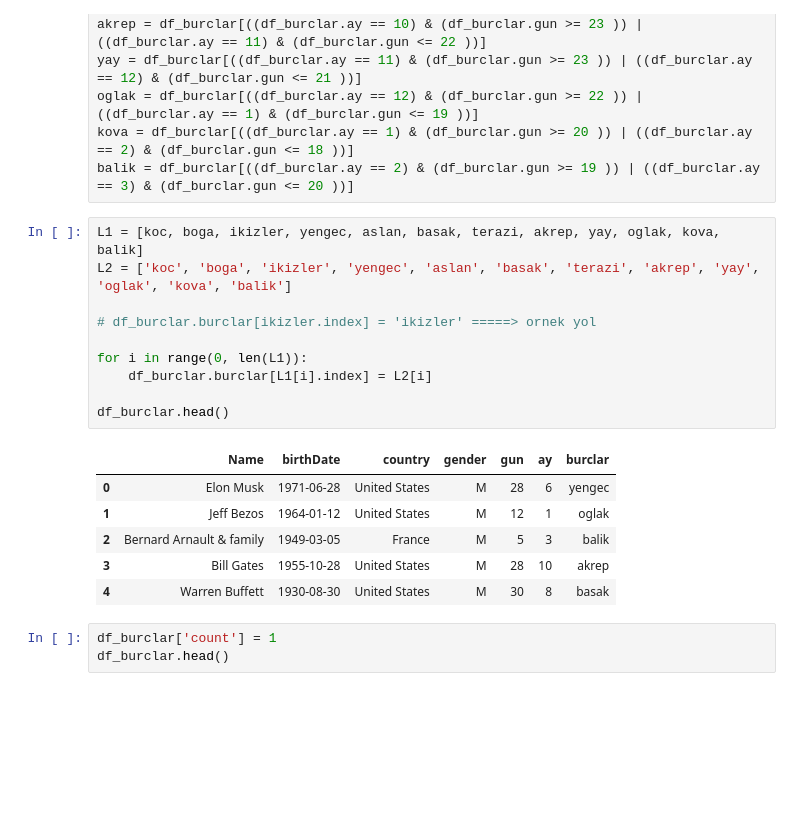
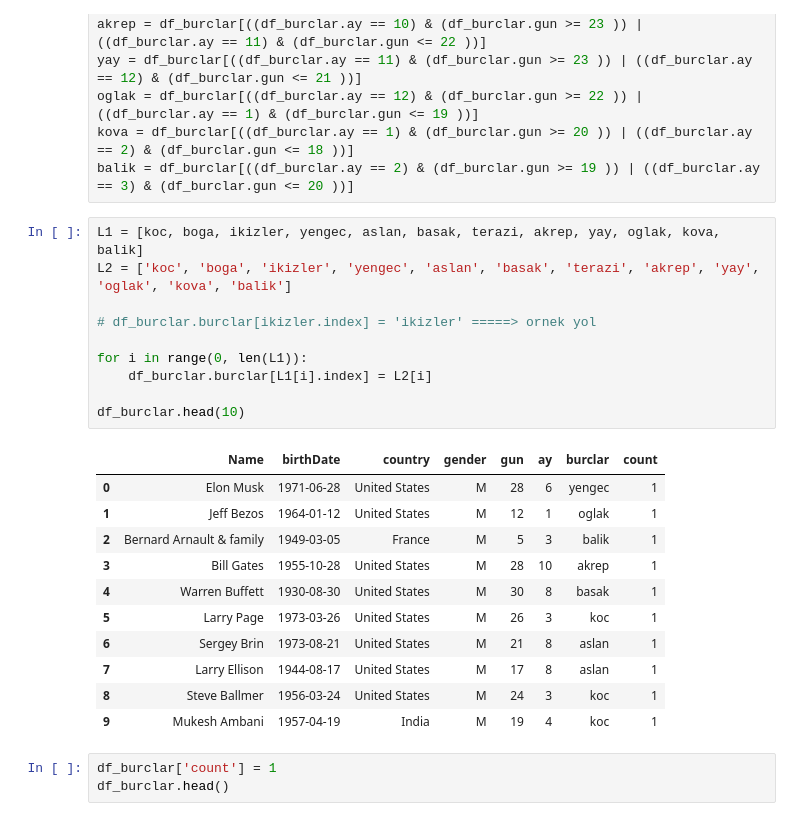
Before and after one commit to abdullahcayde/Trainings, a Jupyter notebook: Data_Preprocessing/forbes_2022.ipynb, the cells around one changed output. Drawn from its saved outputs; the diff is of its cells as text; blank space fills up the shorter version.

```diff
--- a/Data_Preprocessing/forbes_2022.ipynb
+++ b/Data_Preprocessing/forbes_2022.ipynb
@@ -611,20 +611,25 @@ balik = df_burclar[((df_burclar.ay == 2) & (df_burclar.gun >= 19 )) | ((df_burcl
 # %%
 L1 = [koc, boga, ikizler, yengec, aslan, basak, terazi, akrep, yay, oglak, kova, balik]
 L2 = ['koc', 'boga', 'ikizler', 'yengec', 'aslan', 'basak', 'terazi', 'akrep', 'yay', 'oglak', 'kova', 'balik']
 
 # df_burclar.burclar[ikizler.index] = 'ikizler' =====> ornek yol
 
 for i in range(0, len(L1)):
     df_burclar.burclar[L1[i].index] = L2[i]
 
-df_burclar.head()
+df_burclar.head(10)
 # %% [output]
-|  | Name | birthDate | country | gender | gun | ay | burclar |
-| 0 | Elon Musk | 1971-06-28 | United States | M | 28 | 6 | yengec |
-| 1 | Jeff Bezos | 1964-01-12 | United States | M | 12 | 1 | oglak |
-| 2 | Bernard Arnault & family | 1949-03-05 | France | M | 5 | 3 | balik |
-| 3 | Bill Gates | 1955-10-28 | United States | M | 28 | 10 | akrep |
-| 4 | Warren Buffett | 1930-08-30 | United States | M | 30 | 8 | basak |
+|  | Name | birthDate | country | gender | gun | ay | burclar | count |
+| 0 | Elon Musk | 1971-06-28 | United States | M | 28 | 6 | yengec | 1 |
+| 1 | Jeff Bezos | 1964-01-12 | United States | M | 12 | 1 | oglak | 1 |
+| 2 | Bernard Arnault & family | 1949-03-05 | France | M | 5 | 3 | balik | 1 |
+| 3 | Bill Gates | 1955-10-28 | United States | M | 28 | 10 | akrep | 1 |
+| 4 | Warren Buffett | 1930-08-30 | United States | M | 30 | 8 | basak | 1 |
+| 5 | Larry Page | 1973-03-26 | United States | M | 26 | 3 | koc | 1 |
+| 6 | Sergey Brin | 1973-08-21 | United States | M | 21 | 8 | aslan | 1 |
+| 7 | Larry Ellison | 1944-08-17 | United States | M | 17 | 8 | aslan | 1 |
+| 8 | Steve Ballmer | 1956-03-24 | United States | M | 24 | 3 | koc | 1 |
+| 9 | Mukesh Ambani | 1957-04-19 | India | M | 19 | 4 | koc | 1 |
 # %%
 df_burclar['count'] = 1
 df_burclar.head()
```
Also changed, not shown: parts of 21 cells of this notebook.
